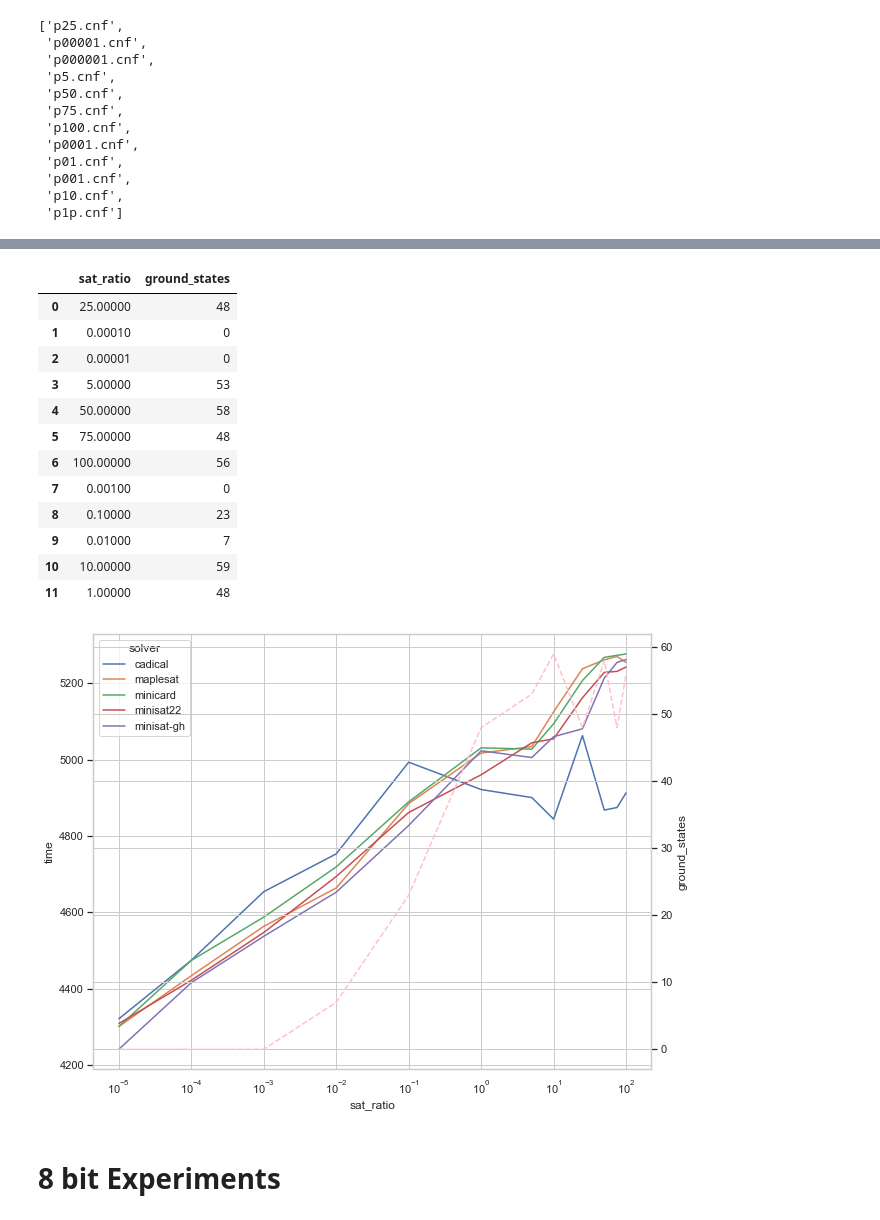
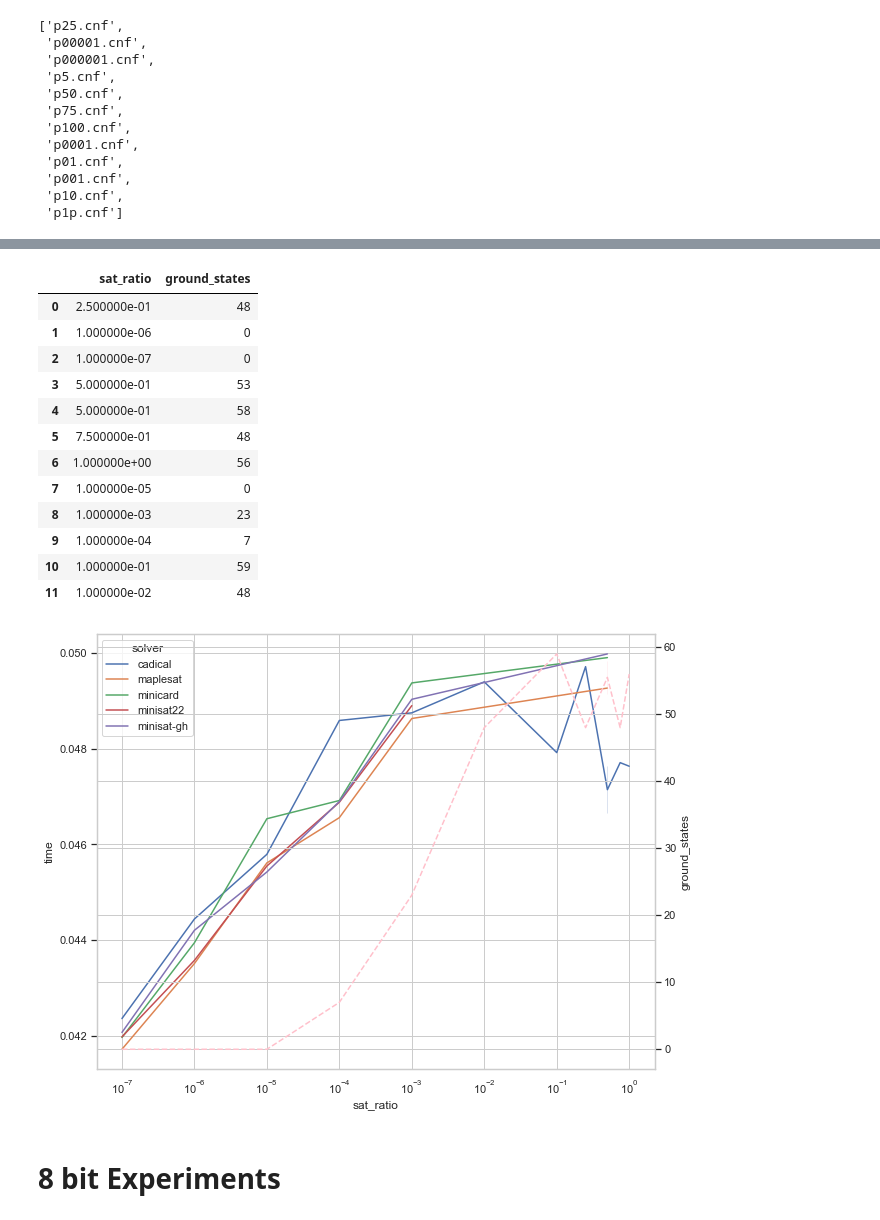
Before and after one commit to smml1996/qa_sat_v2, a Jupyter notebook: unicorn/ult_sat_ratio.ipynb, the cells around one changed output, grey strips where cells are left out. Cells and saved outputs as stored; diff of their text form; code cells hidden in the pictures.

```diff
--- a/unicorn/ult_sat_ratio.ipynb
+++ b/unicorn/ult_sat_ratio.ipynb
@@ -955,7 +955,7 @@ from os import listdir
 from os.path import isfile, join
 cnf_files = [f for f in listdir("/Users/stefaniemuroyalei/Documents/satv2/unicorn/sat_ratio") if isfile(join("/Users/stefaniemuroyalei/Documents/satv2/unicorn/sat_ratio", f)) and "cnf" in f]
 # %%
-cnf_files = [f for f in cnf_files if f!="1.cnf" and f!="p1.cnf"]
+cnf_files = [f for f in cnf_files if f!="1.cnf" and f!="p1.cnf" and f!= "8bit_p1.cnf" and f!= "8bit_p01.cnf"]
 # %%
 cnf_files
 # %% [output]
@@ -973,22 +973,23 @@ cnf_files
  'p1p.cnf']
 # %%
 file_names_to_probs = {
-    'p100.cnf': 100,
-    'p75.cnf': 75,
-    'p50.cnf': 50,
-    'p25.cnf': 25,
-    'p10.cnf': 10,
-    'p5.cnf': 5,
-    'p1p.cnf':1,
-    'p01.cnf':0.1,
-    'p001.cnf': 0.01,
-    'p0001.cnf': 0.001,
-    'p00001.cnf': 0.0001,
-    'p000001.cnf': 0.00001
+    'p100.cnf': 1,
+    'p75.cnf': 0.75,
+    'p50.cnf': 0.50,
+    'p25.cnf': 0.25,
+    'p10.cnf': 0.10,
+    'p5.cnf': 0.5,
+    'p1p.cnf':0.01,
+    'p01.cnf':0.001,
+    'p001.cnf': 0.0001,
+    'p0001.cnf': 0.00001,
+    'p00001.cnf': 0.000001,
+    'p000001.cnf': 0.0000001
 }
 assert(len(file_names_to_probs.keys()) == len(cnf_files))
 # %%
 from pysat.solvers import Solver
+import time
 solvers = ['cadical', 'gluecard3', 'gluecard4','glucose3', 'glucose4', 'lingeling', 'maplechrono',
         'maplecm', 'maplesat', 'mergesat3', 'minicard', 'minisat22','minisat-gh']
 times_column = []
@@ -1006,8 +1007,8 @@ for file in cnf_files:
             solver.solve()
             current_times.append(round((time.perf_counter() - init_time)*10000, 3))
 
-        avg_time = sum(current_times)
-        times.append(sum(current_times)/len(current_times))
+        avg_time = sum(current_times)/len(current_times)
+        #times.append(sum(current_times)/len(current_times))
         probs_column.append(file_names_to_probs[file])
         times_column.append(avg_time)
         solvers_column.append(solver_name)
@@ -1071,34 +1072,34 @@ df_gs = pd.DataFrame({
 df_gs
 # %% [output]
 |  | sat_ratio | ground_states |
-| 0 | 25.00000 | 48 |
-| 1 | 0.00010 | 0 |
-| 2 | 0.00001 | 0 |
-| 3 | 5.00000 | 53 |
-| 4 | 50.00000 | 58 |
-| 5 | 75.00000 | 48 |
-| 6 | 100.00000 | 56 |
-| 7 | 0.00100 | 0 |
-| 8 | 0.10000 | 23 |
-| 9 | 0.01000 | 7 |
-| 10 | 10.00000 | 59 |
-| 11 | 1.00000 | 48 |
+| 0 | 2.500000e-01 | 48 |
+| 1 | 1.000000e-06 | 0 |
+| 2 | 1.000000e-07 | 0 |
+| 3 | 5.000000e-01 | 53 |
+| 4 | 5.000000e-01 | 58 |
+| 5 | 7.500000e-01 | 48 |
+| 6 | 1.000000e+00 | 56 |
+| 7 | 1.000000e-05 | 0 |
+| 8 | 1.000000e-03 | 23 |
+| 9 | 1.000000e-04 | 7 |
+| 10 | 1.000000e-01 | 59 |
+| 11 | 1.000000e-02 | 48 |
 # %%
 import matplotlib.pyplot as plt
 sns.set(rc={'figure.figsize':(10,8)})
 sns.set_style("whitegrid", {'axes.grid' : True})
 fig, ax = plt.subplots()
 
-a = sns.lineplot(x='sat_ratio', y='time', data=cnf_files_df[cnf_files_df.time < 5300], hue="solver", ax=ax)
+a = sns.lineplot(x='sat_ratio', y='time', data=cnf_files_df[cnf_files_df.time < 0.05], hue="solver", ax=ax)
 
 ax2 = ax.twinx()
 
 
 a = sns.lineplot(x='sat_ratio', y='ground_states', color="pink",  data=df_gs, ax=ax2)
 a.set(xscale="log")
 ax2.lines[0].set_linestyle("--")
 # %% [output]
-[figure, old version]
+[figure, new version]
 # %% [markdown]
 # 8 bit Experiments
 # %%
```
Also changed, not shown: parts of 1 cell of this notebook, 42 other files.
